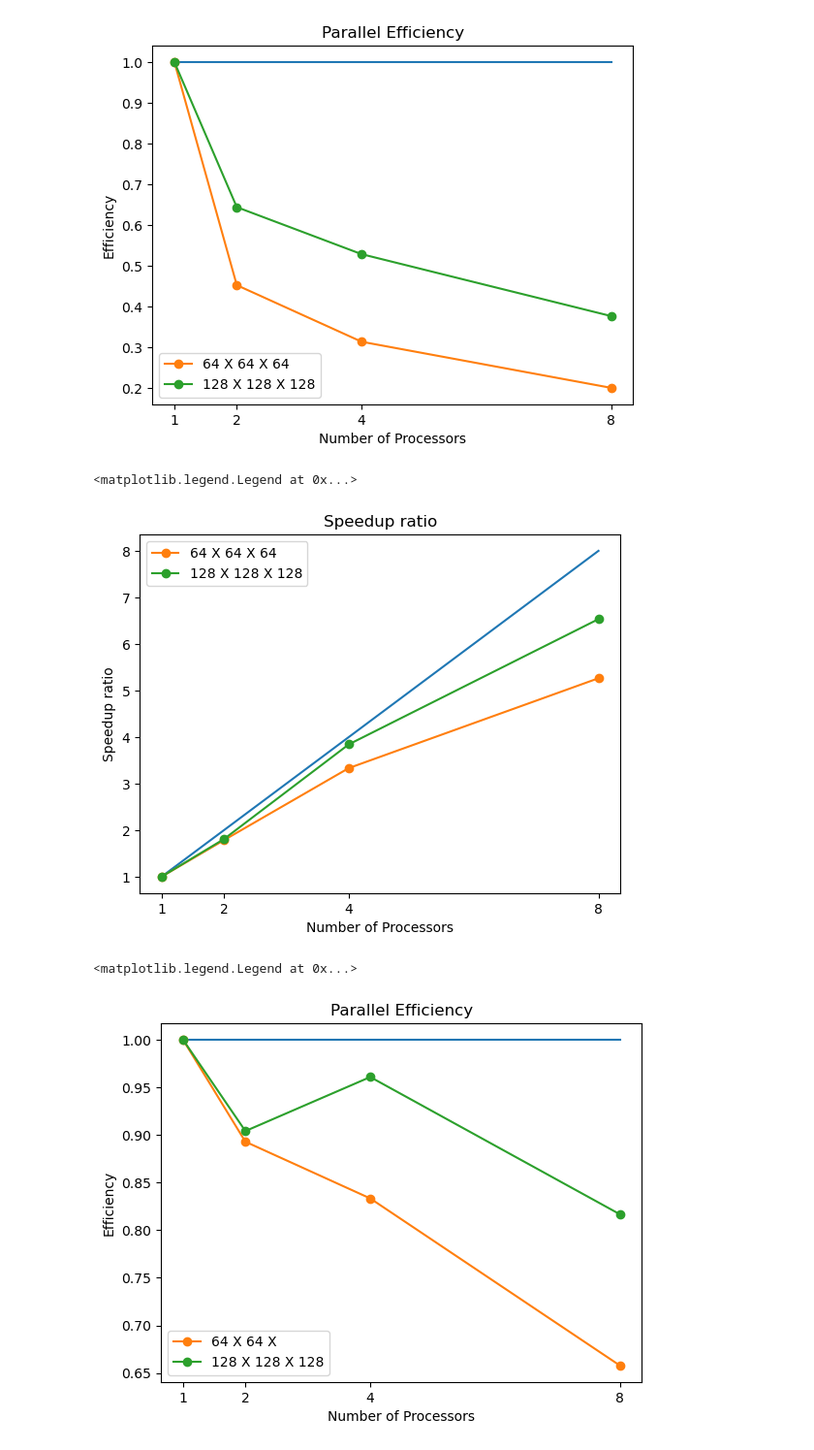
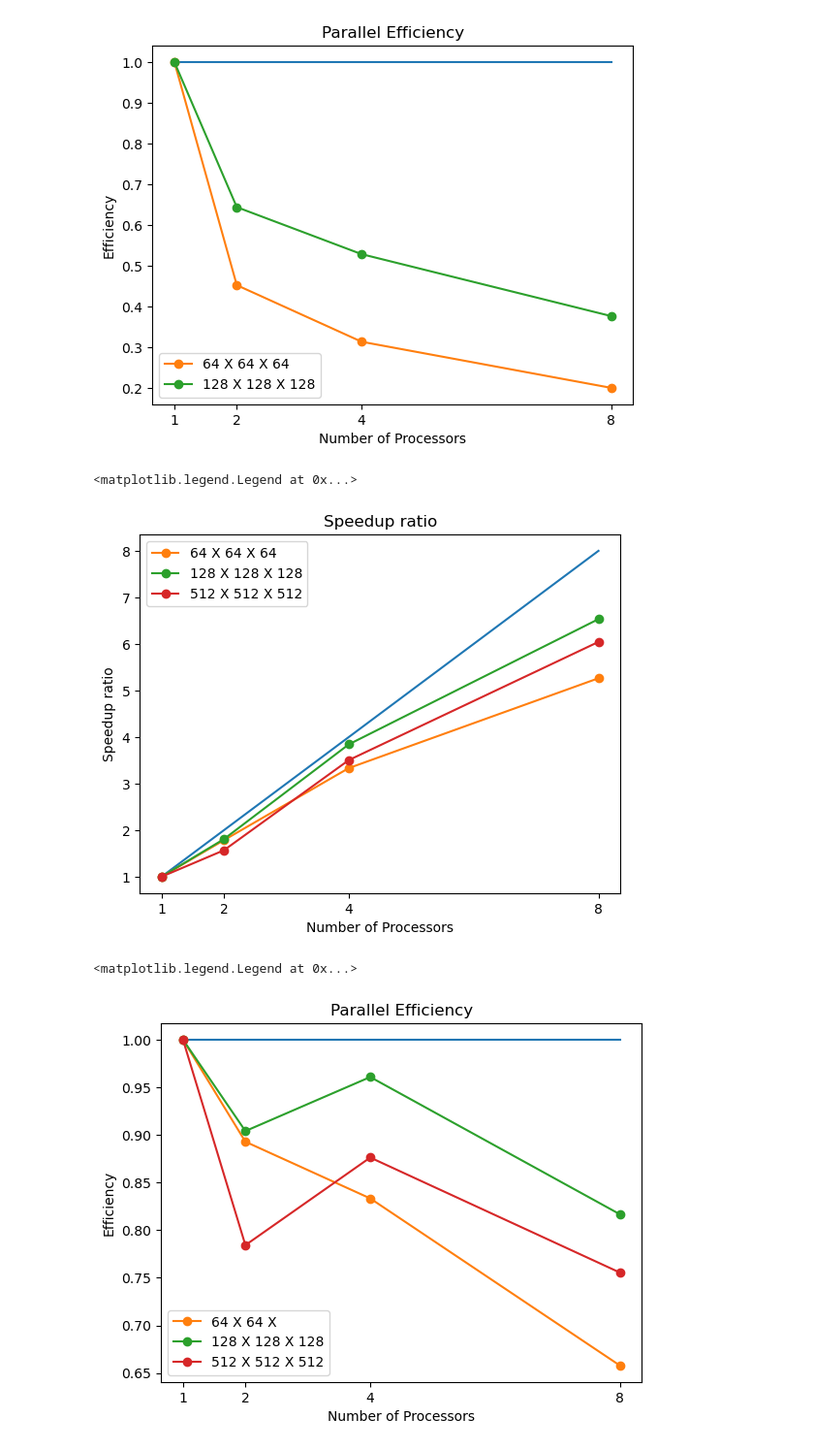
Before and after one commit to dontempty/PaScaL_TDMA_lab, a Jupyter notebook: plot/plot_3D.ipynb, the cells around one changed output. Shown at 97% size. Saved outputs shown, nothing was run; the diff lists cells and outputs as text; code cells hidden in the pictures.

```diff
--- a/plot/plot_3D.ipynb
+++ b/plot/plot_3D.ipynb
@@ -508,6 +530,7 @@ plt.legend()
 # many
 times_64 = np.array([100, 56, 30, 19])
 times_128 = np.array([980, 542, 255, 150])
+times_512 = np.array([102557, 65383, 29260, 16969])
 
 # 프로세서 개수
 procs = np.array([1, 2, 4, 8])
@@ -515,10 +538,12 @@ procs = np.array([1, 2, 4, 8])
 # speed-up 계산
 speedup_64 = times_64[0] / times_64
 speedup_128 = times_128[0] / times_128
+speedup_512 = times_512[0] / times_512
 
 # efficiency 계산
 efficiency_64 = speedup_64 / procs
 efficiency_128 = speedup_128 / procs
+efficiency_512 = speedup_512 / procs
 # %%
 plt.title('Speedup ratio')
 plt.xlabel('Number of Processors')
@@ -527,19 +552,21 @@ plt.plot(procs, procs)
 plt.xticks([1, 2, 4, 8])
 plt.plot(procs, speedup_64, "o-", label="64 X 64 X 64")
 plt.plot(procs, speedup_128, "o-", label="128 X 128 X 128")
+plt.plot(procs, speedup_512, "o-", label="512 X 512 X 512")
 plt.legend()
 # %% [output]
 <matplotlib.legend.Legend at 0x...>
-[figure, old version]
+[figure, new version]
 # %%
 plt.title('Parallel Efficiency')
 plt.xlabel('Number of Processors')
 plt.ylabel('Efficiency')
 plt.plot(procs, np.ones(procs.shape[0]))
 plt.xticks([1, 2, 4, 8])
-plt.plot(procs, efficiency_64, "o-", label="64 X 64 X ")
+plt.plot(procs, efficiency_64, "o-", label="64 X 64 X 64")
 plt.plot(procs, efficiency_128, "o-", label="128 X 128 X 128")
+plt.plot(procs, efficiency_512, "o-", label="512 X 512 X 512")
 plt.legend()
 # %% [output]
 <matplotlib.legend.Legend at 0x...>
-[figure, old version]
+[figure, new version]
```
Also changed, not shown: parts of 11 cells of this notebook, 18 other files.
